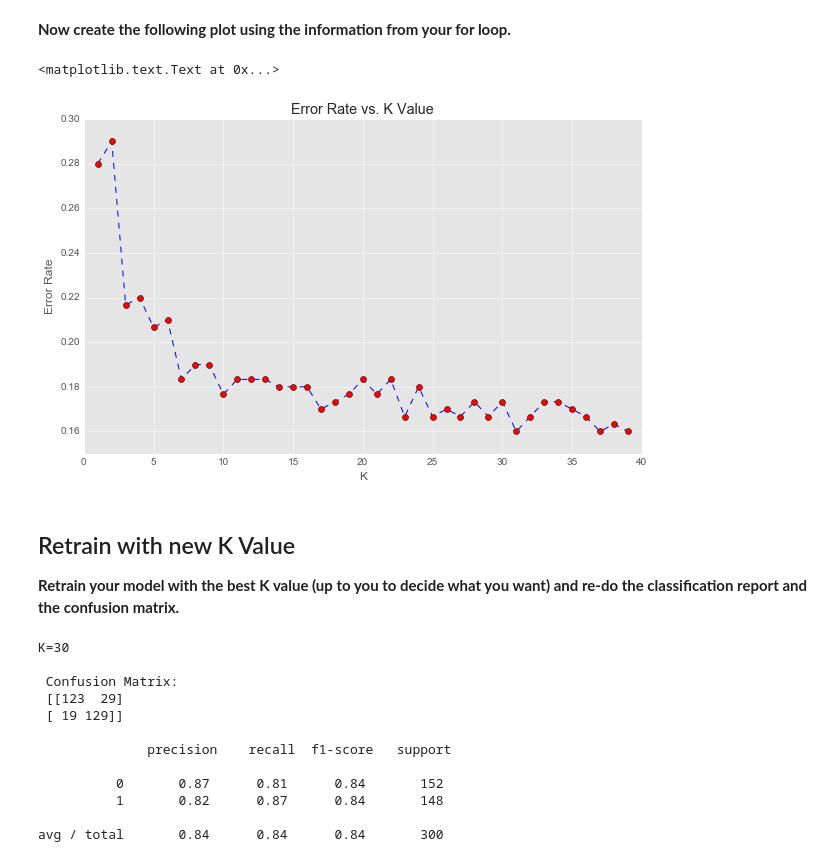
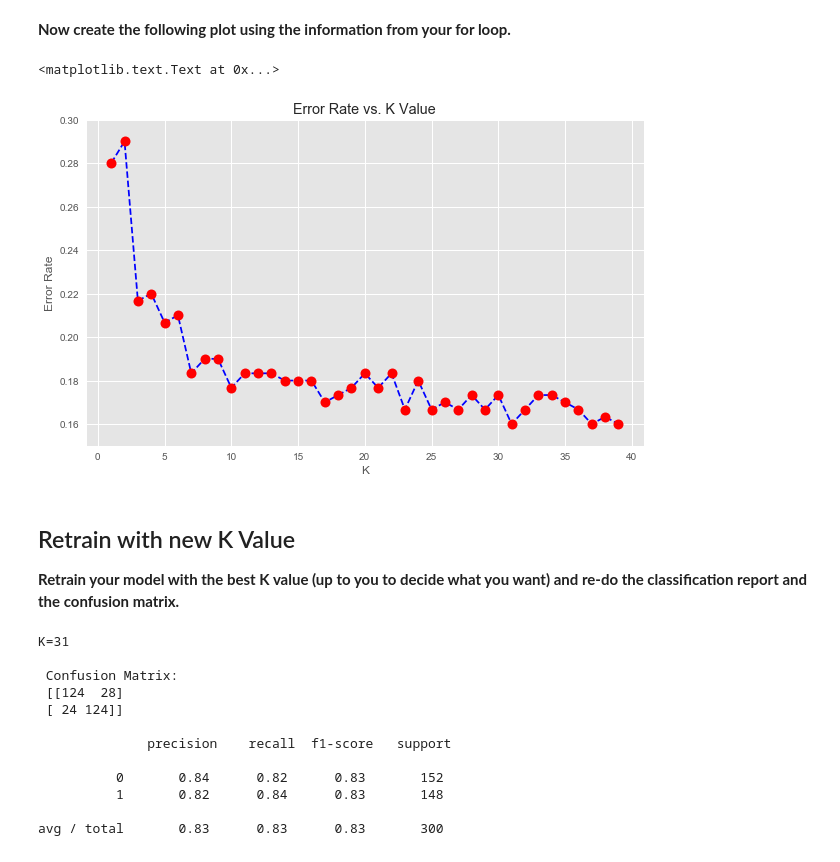
Before and after one commit to bkhurley/python_machinelearning_datascience_bootcamp, a Jupyter notebook: K-Nearest-Neighbors/K Nearest Neighbors Project.ipynb, the cells around one changed output. Saved outputs shown, nothing was run; the diff lists cells and outputs as text; code cells hidden in the pictures.

```diff
--- a/K-Nearest-Neighbors/K Nearest Neighbors Project.ipynb
+++ b/K-Nearest-Neighbors/K Nearest Neighbors Project.ipynb
@@ -148,14 +153,14 @@ for i_k in range(1, 40):
 # %%
 plt.figure(figsize=(10,6))
 plt.plot(range(1, 40), error_rate,
-         c='b', ls='--', marker='o', mfc='r')
+         c='b', ls='--', marker='o', mfc='r', ms=10)
 plt.ylim(.15, .30)
 plt.title('Error Rate vs. K Value')
 plt.xlabel('K')
 plt.ylabel('Error Rate')
 # %% [output]
 <matplotlib.text.Text at 0x...>
-[figure, old version]
+[figure, new version]
 # %% [markdown]
 ## Retrain with new K Value
 
@@ -165,18 +171,18 @@ knn_update = KNeighborsClassifier(n_neighbors=31)
 knn_update.fit(X_train, y_train)
 pred_update = knn_update.predict(X_test)
 # %%
-print('K=30\n\n Confusion Matrix:\n', confusion_matrix(y_test, pred_update))
+print('K=31\n\n Confusion Matrix:\n', confusion_matrix(y_test, pred_update))
 print('\n', classification_report(y_test, pred_update))
 # %% [output]
-K=30
+K=31
 
  Confusion Matrix:
- [[123  29]
- [ 19 129]]
+ [[124  28]
+ [ 24 124]]
 
               precision    recall  f1-score   support
 
-          0       0.87      0.81      0.84       152
-          1       0.82      0.87      0.84       148
+          0       0.84      0.82      0.83       152
+          1       0.82      0.84      0.83       148
 
-avg / total       0.84      0.84      0.84       300
+avg / total       0.83      0.83      0.83       300
```
Also changed, not shown: parts of 3 cells of this notebook, 1 other file.
